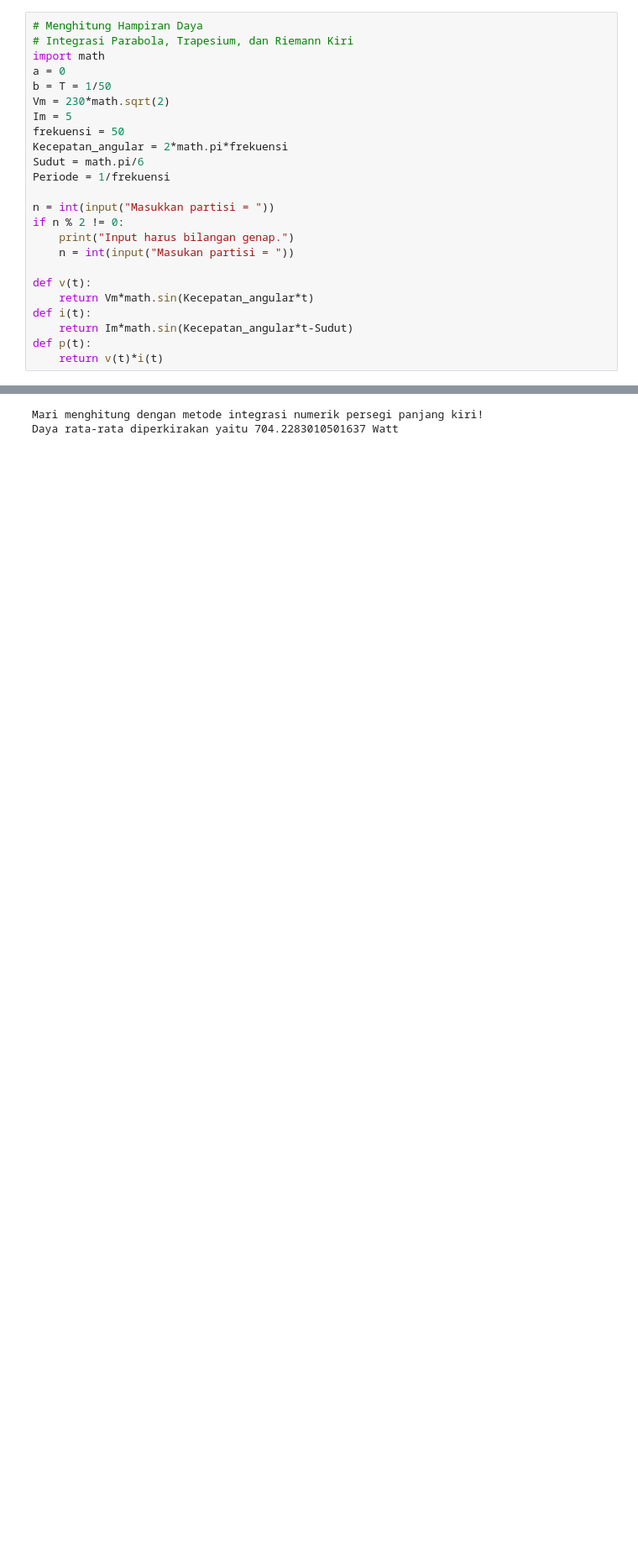
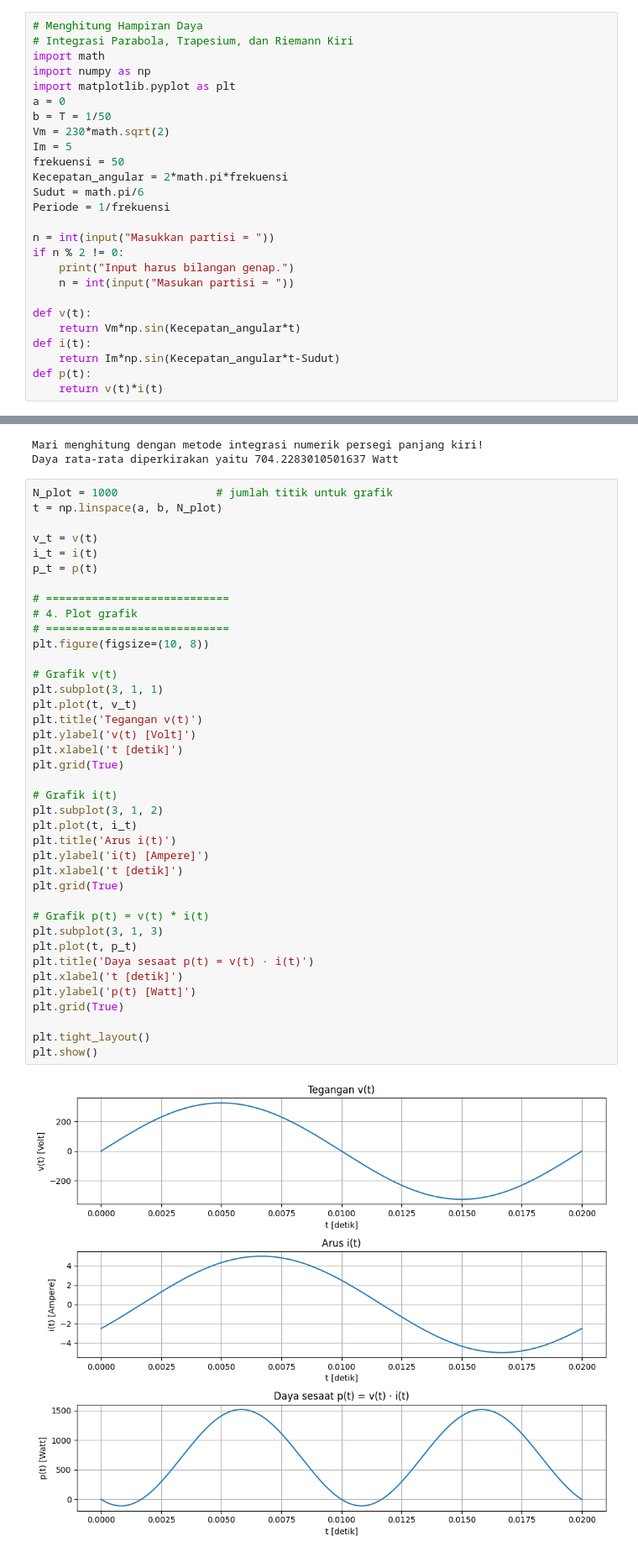
Before and after one commit to wobinitb/PROYEK-MAT, a Jupyter notebook: proyekmat.ipynb, the cells around one changed output, grey strips where cells are left out. Shown: that part at 84% size. Drawn from its saved outputs; the diff is of its cells as text; blank space fills up the shorter version.

Commit message:
tambah grafik

```diff
--- a/proyekmat.ipynb
+++ b/proyekmat.ipynb
@@ -19,6 +19,8 @@ Tujuan disusunnya proyek ini :
 # Menghitung Hampiran Daya
 # Integrasi Parabola, Trapesium, dan Riemann Kiri
 import math
+import numpy as np
+import matplotlib.pyplot as plt
 a = 0
 b = T = 1/50
 Vm = 230*math.sqrt(2)
@@ -34,9 +36,9 @@ if n % 2 != 0:
     n = int(input("Masukan partisi = "))
 
 def v(t):
-    return Vm*math.sin(Kecepatan_angular*t)
+    return Vm*np.sin(Kecepatan_angular*t)
 def i(t):
-    return Im*math.sin(Kecepatan_angular*t-Sudut)
+    return Im*np.sin(Kecepatan_angular*t-Sudut)
 def p(t):
     return v(t)*i(t)
 # %%
@@ -94,3 +96,44 @@ print(f"Daya rata-rata diperkirakan yaitu {daya} Watt")
 # %% [output]
 Mari menghitung dengan metode integrasi numerik persegi panjang kiri!
 Daya rata-rata diperkirakan yaitu 704.2283010501637 Watt
+# %%
+N_plot = 1000               # jumlah titik untuk grafik
+t = np.linspace(a, b, N_plot)
+
+v_t = v(t)
+i_t = i(t)
+p_t = p(t)
+
+# ============================
+# 4. Plot grafik
+# ============================
+plt.figure(figsize=(10, 8))
+
+# Grafik v(t)
+plt.subplot(3, 1, 1)
+plt.plot(t, v_t)
+plt.title('Tegangan v(t)')
+plt.ylabel('v(t) [Volt]')
+plt.xlabel('t [detik]')
+plt.grid(True)
+
+# Grafik i(t)
+plt.subplot(3, 1, 2)
+plt.plot(t, i_t)
+plt.title('Arus i(t)')
+plt.ylabel('i(t) [Ampere]')
+plt.xlabel('t [detik]')
+plt.grid(True)
+
+# Grafik p(t) = v(t) * i(t)
+plt.subplot(3, 1, 3)
+plt.plot(t, p_t)
+plt.title('Daya sesaat p(t) = v(t) · i(t)')
+plt.xlabel('t [detik]')
+plt.ylabel('p(t) [Watt]')
+plt.grid(True)
+
+plt.tight_layout()
+plt.show()
+# %% [output]
+[figure, added]
```
Also changed, not shown: parts of 1 cell of this notebook.
